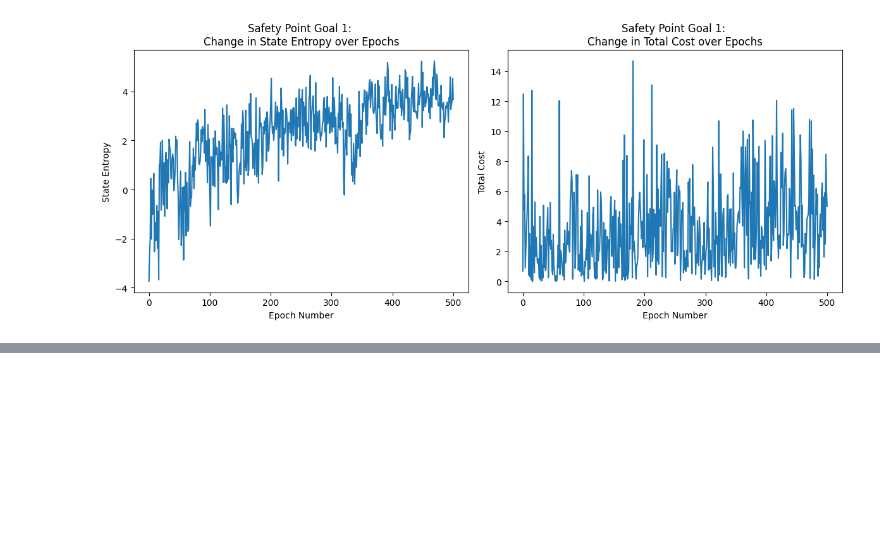
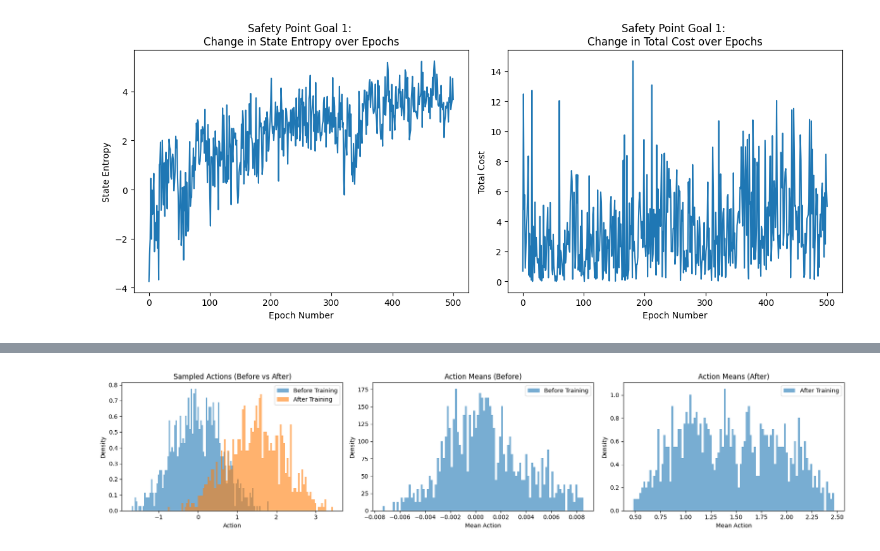
Before and after one commit to micobruh/safe-rl, a Jupyter notebook: visualization.ipynb, the cells around one changed output, grey strips where cells are left out. Cells and saved outputs as stored; diff of their text form; code cells hidden in the pictures; blank space fills up the shorter version.

```diff
--- a/visualization.ipynb
+++ b/visualization.ipynb
@@ -143,0 +302,4 @@ fig.tight_layout()
+# %%
+visualize_policy_comparison("./results/MountainCarContinuous/CEM_Omega_4000")
+# %% [output]
+[figure, added]
```
Also changed, not shown: parts of 8 cells of this notebook, 1 other file.
